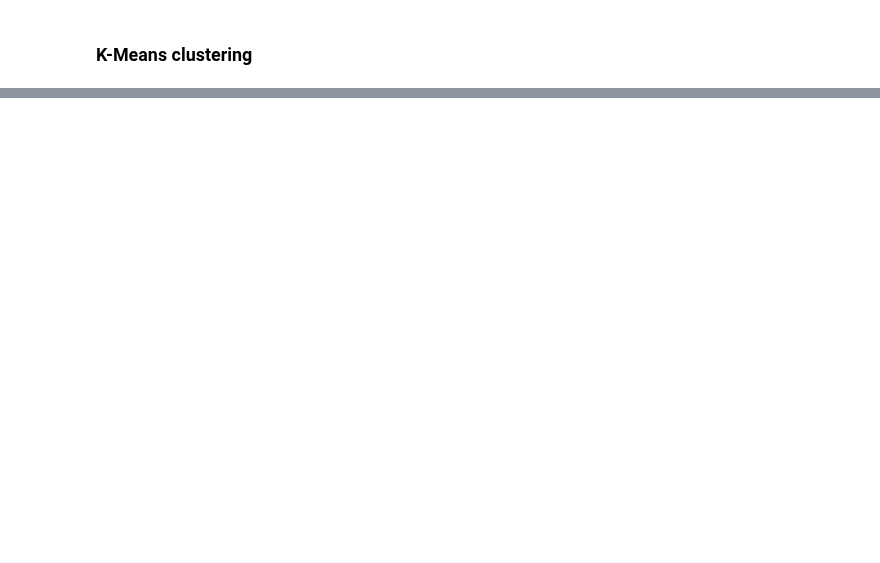
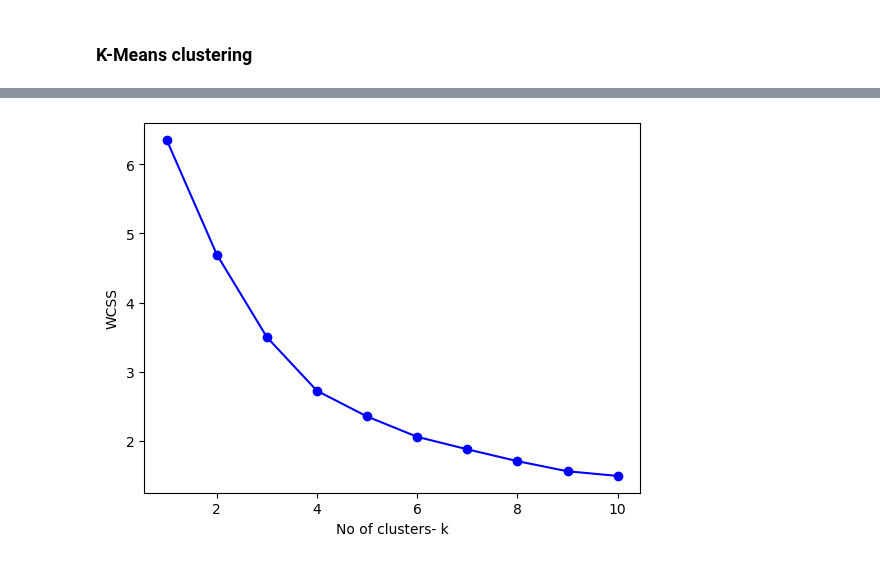
Before and after one commit to riziuzi/ASD_Unsupervised_Subgroup_Discovery, a Jupyter notebook: main.ipynb, the cells around one changed output, grey strips where cells are left out. Cells and saved outputs as stored; diff of their text form; code cells hidden in the pictures; blank space fills up the shorter version.

```diff
--- a/main.ipynb
+++ b/main.ipynb
@@ -59,0 +140,25 @@ X1 = pd.DataFrame(X )
+# %%
+# to find appropriate no of clusters in the dataset X
+
+# use model's WCSS .
+
+from sklearn.cluster import KMeans
+wcss =[]
+
+for k in range(1 ,11) :
+    kmeans = KMeans(n_clusters = k)
+    kmeans.fit(X)
+    wcss.append(kmeans.inertia_)
+
+#plot the wcss v/s no of clusters graph
+plt.plot(range(1 , 11) , wcss , marker='o' , linestyle ='-' , color ='b')
+plt.xlabel("No of clusters- k")
+plt.ylabel("WCSS")
+plt.show()
+# wcss =sum of squared distance of daat ponts from its clustr's mean , and sum this over all clusters.
+# lesser the wcss , bettter the cluster
+# elbow joint shows where model inertia / wcss start to decrement at slower rate
+
+# so 6 cluster in maximum .
+# %% [output]
+[figure, added]
```
Also changed, not shown: parts of 41 cells of this notebook.
